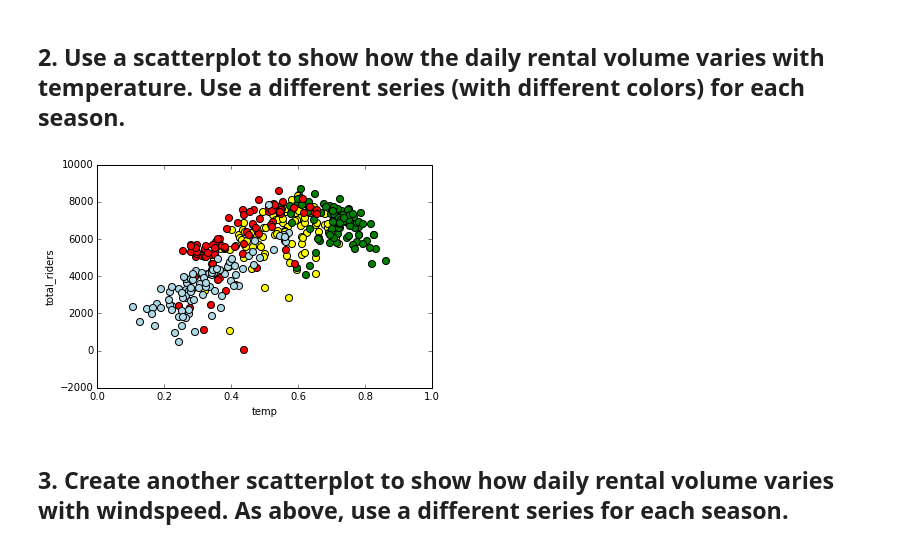
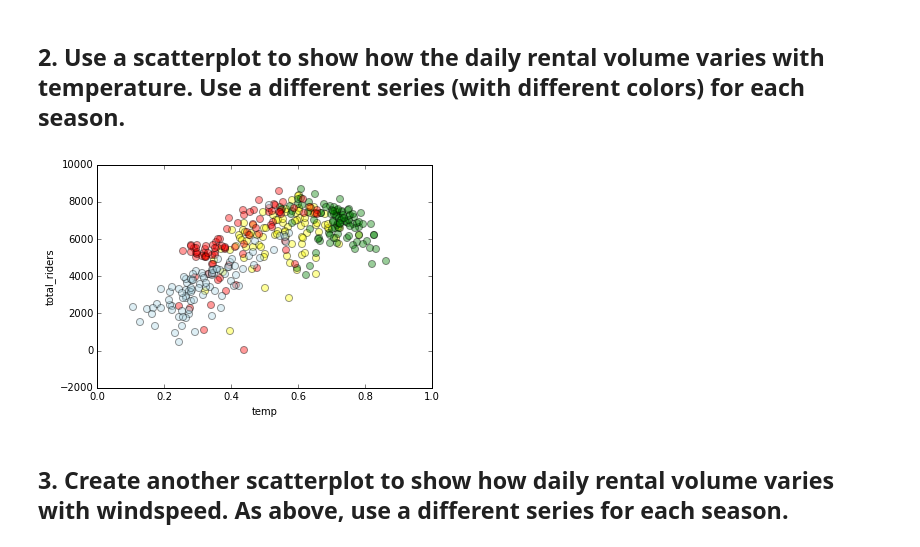
Before and after one commit to tlake/bikeshare, a Jupyter notebook: bikeshare_plots.ipynb, the cells around one changed output. Saved outputs shown, nothing was run; the diff lists cells and outputs as text; code cells hidden in the pictures.

Commit message:
added alpha values

```diff
--- a/bikeshare_plots.ipynb
+++ b/bikeshare_plots.ipynb
@@ -111,12 +111,12 @@ summer_daily_vol = weather.loc[weather['season_desc'] == 'summer']
 fall_daily_vol = weather.loc[weather['season_desc'] == 'fall']
 winter_daily_vol = weather.loc[weather['season_desc'] == 'winter']
 # %%
-spr_ax = spring_daily_vol.plot(kind='scatter', x='temp', y='total_riders', c='yellow', s=50)
-sum_ax = summer_daily_vol.plot(kind='scatter', x='temp', y='total_riders', c='green', s=50, ax=spr_ax)
-fal_ax = fall_daily_vol.plot(kind='scatter', x='temp', y='total_riders', c='red', s=50, ax=sum_ax)
-win_ax = winter_daily_vol.plot(kind='scatter', x='temp', y='total_riders', c='lightblue', s=50, ax=fal_ax)
+spr_ax = spring_daily_vol.plot(kind='scatter', x='temp', y='total_riders', c='yellow', s=50, alpha=.4)
+sum_ax = summer_daily_vol.plot(kind='scatter', x='temp', y='total_riders', c='green', s=50, alpha=.4, ax=spr_ax)
+fal_ax = fall_daily_vol.plot(kind='scatter', x='temp', y='total_riders', c='red', s=50, alpha=.4, ax=sum_ax)
+win_ax = winter_daily_vol.plot(kind='scatter', x='temp', y='total_riders', c='lightblue', s=50, alpha=.4, ax=fal_ax)
 # %% [output]
-[figure, old version]
+[figure, new version]
 # %% [markdown]
 ## 3. Create another scatterplot to show how daily rental volume varies with windspeed.  As above, use a different series for each season.
 # %% [markdown]
```
